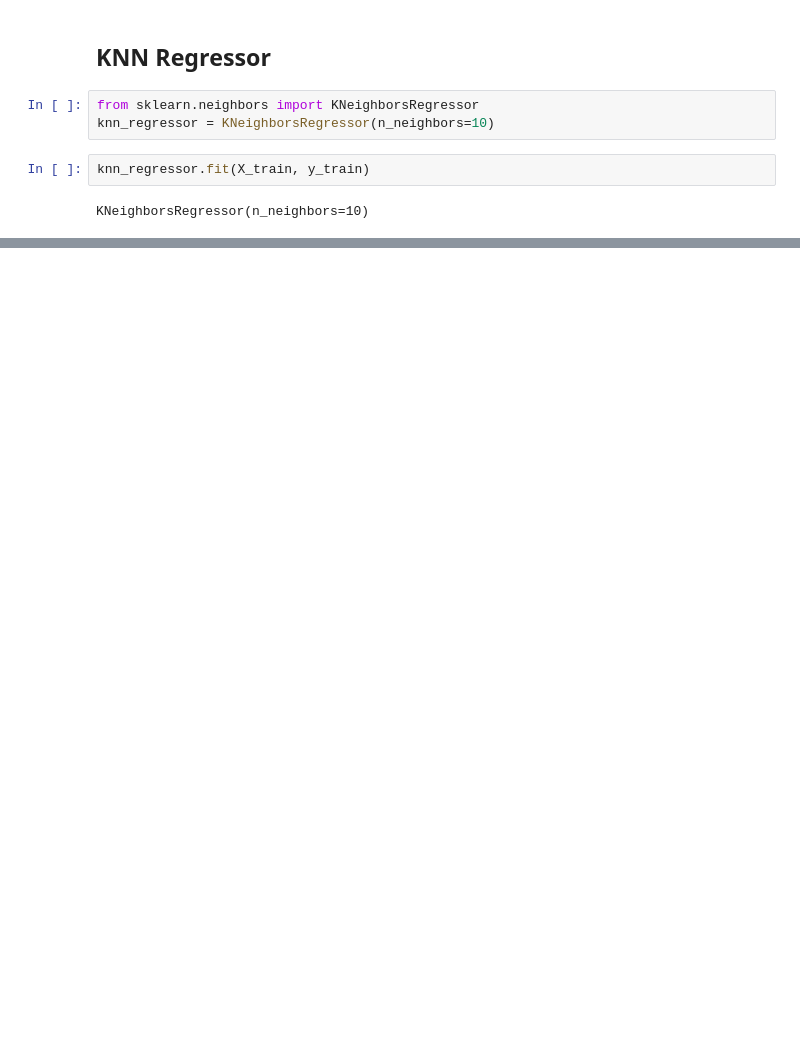
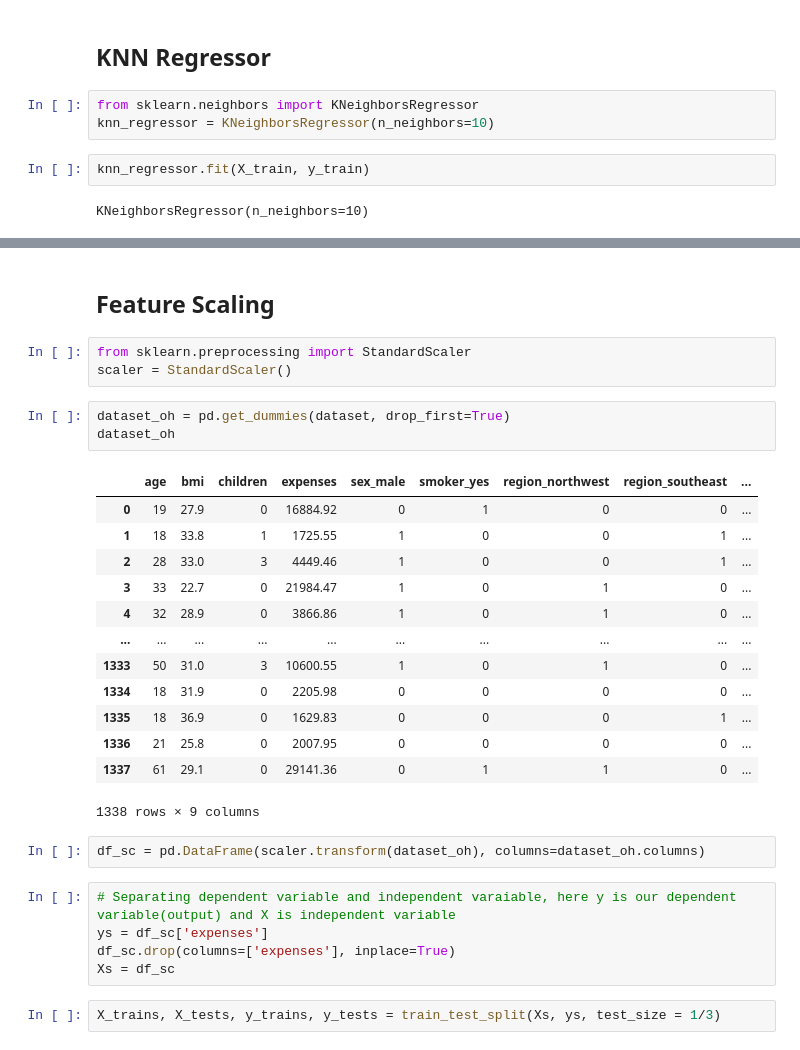
Before and after one commit to satyam-agarwal/Insurance-Premium-Prediction, a Jupyter notebook: Code/Main.ipynb, the cells around one changed output, grey strips where cells are left out. Saved outputs shown, nothing was run; the diff lists cells and outputs as text; blank space fills up the shorter version.

Commit message:
checking scaling and its effect on accuracy

```diff
--- a/Code/Main.ipynb
+++ b/Code/Main.ipynb
@@ -425,0 +430,31 @@ knn_regressor.score(X_test, y_test)
+# %% [markdown]
+## Feature Scaling
+# %%
+from sklearn.preprocessing import StandardScaler
+scaler = StandardScaler()
+# %%
+dataset_oh = pd.get_dummies(dataset, drop_first=True)
+dataset_oh
+# %% [output]
+|  | age | bmi | children | expenses | sex_male | smoker_yes | region_northwest | region_southeast | ... |
+| 0 | 19 | 27.9 | 0 | 16884.92 | 0 | 1 | 0 | 0 | ... |
+| 1 | 18 | 33.8 | 1 | 1725.55 | 1 | 0 | 0 | 1 | ... |
+| 2 | 28 | 33.0 | 3 | 4449.46 | 1 | 0 | 0 | 1 | ... |
+| 3 | 33 | 22.7 | 0 | 21984.47 | 1 | 0 | 1 | 0 | ... |
+| 4 | 32 | 28.9 | 0 | 3866.86 | 1 | 0 | 1 | 0 | ... |
+| ... | ... | ... | ... | ... | ... | ... | ... | ... | ... |
+| 1333 | 50 | 31.0 | 3 | 10600.55 | 1 | 0 | 1 | 0 | ... |
+| 1334 | 18 | 31.9 | 0 | 2205.98 | 0 | 0 | 0 | 0 | ... |
+| 1335 | 18 | 36.9 | 0 | 1629.83 | 0 | 0 | 0 | 1 | ... |
+| 1336 | 21 | 25.8 | 0 | 2007.95 | 0 | 0 | 0 | 0 | ... |
+| 1337 | 61 | 29.1 | 0 | 29141.36 | 0 | 1 | 1 | 0 | ... |
+1338 rows × 9 columns
+# %%
+df_sc = pd.DataFrame(scaler.transform(dataset_oh), columns=dataset_oh.columns)
+# %%
+# Separating dependent variable and independent varaiable, here y is our dependent variable(output) and X is independent variable
+ys = df_sc['expenses']
+df_sc.drop(columns=['expenses'], inplace=True)
+Xs = df_sc
+# %%
+X_trains, X_tests, y_trains, y_tests = train_test_split(Xs, ys, test_size = 1/3)
```
Also changed, not shown: parts of 23 cells of this notebook.
